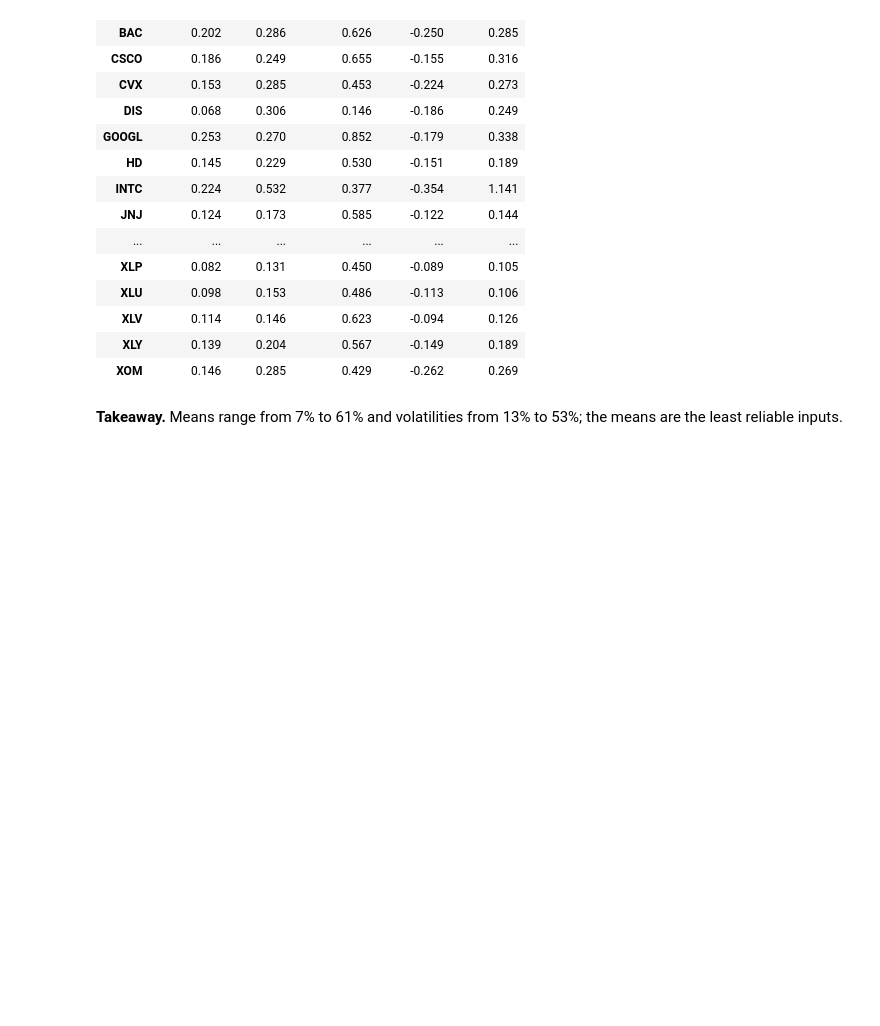
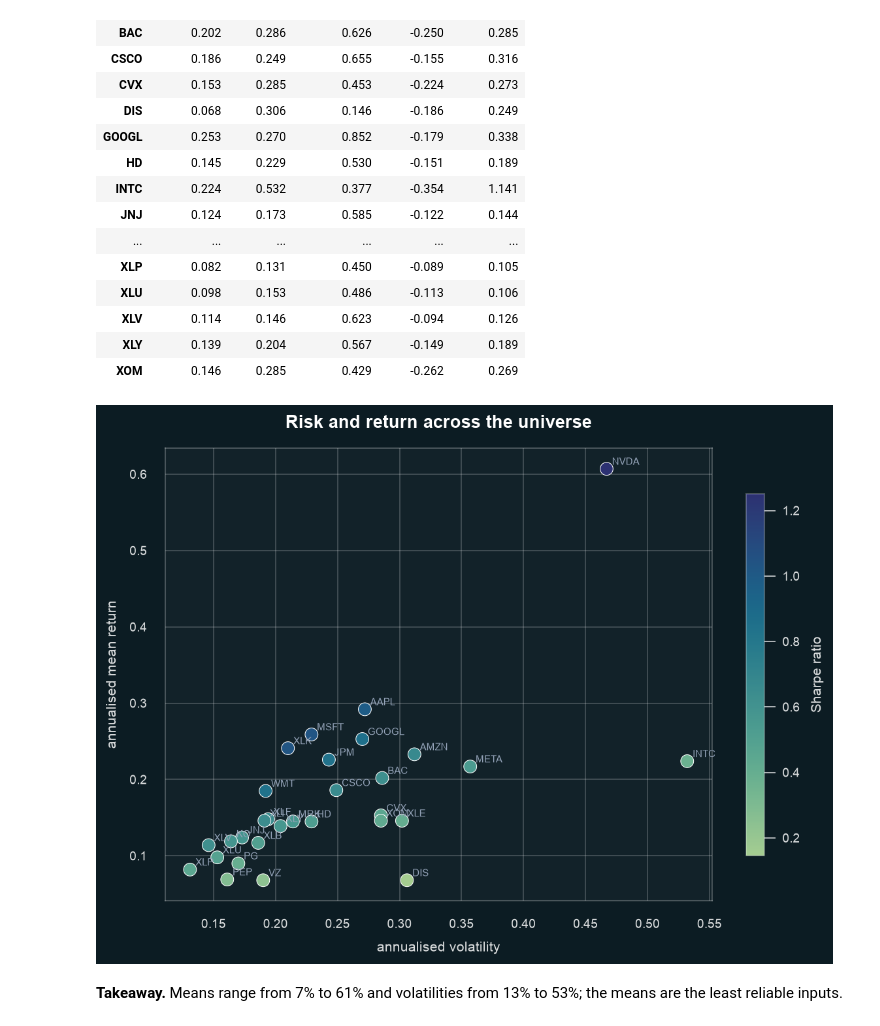
Before and after one commit to Prolead1/goldman, a Jupyter notebook: notebooks/report.ipynb, the cells around one changed output. Saved outputs shown, nothing was run; the diff lists cells and outputs as text; code cells hidden in the pictures; blank space fills up the shorter version.

```diff
--- a/notebooks/report.ipynb
+++ b/notebooks/report.ipynb
@@ -133,6 +143,12 @@ PORTFOLIO[PRIMARY].summary
 | XLV | 0.114 | 0.146 | 0.623 | -0.094 | 0.126 |
 | XLY | 0.139 | 0.204 | 0.567 | -0.149 | 0.189 |
 | XOM | 0.146 | 0.285 | 0.429 | -0.262 | 0.269 |
+# %%
+display(Image(filename=viz.plot_risk_return(
+    PORTFOLIO[PRIMARY].summary, OUTPUT_DIR / "risk_return.png"
+)))
+# %% [output]
+[figure, added]
 # %% [markdown]
 **Takeaway.** Means range from 7% to 61% and volatilities from 13% to 53%; the
 means are the least reliable inputs.
```
Also changed, not shown: parts of 11 cells of this notebook, 10 other files.
